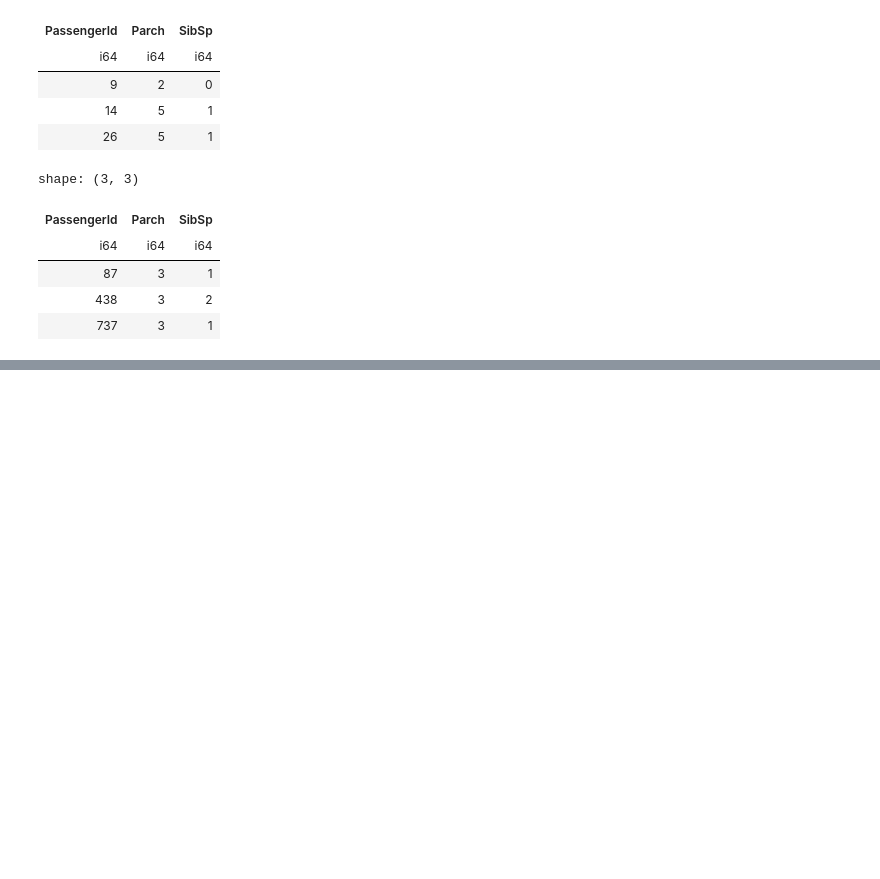
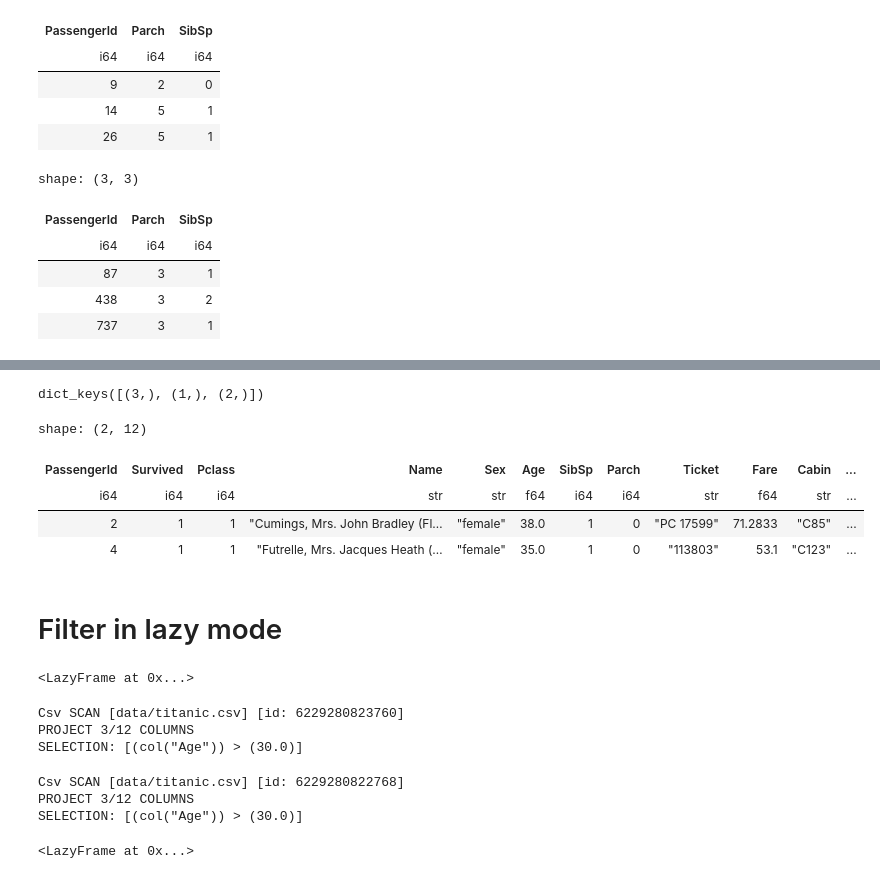
Before and after one commit to yukikitayama/data-analysis, a Jupyter notebook: polars/filter_rows.ipynb, the cells around one changed output, grey strips where cells are left out. Drawn from its saved outputs; the diff is of its cells as text; code cells hidden in the pictures; blank space fills up the shorter version.

Commit message:
filter rows

```diff
--- a/polars/filter_rows.ipynb
+++ b/polars/filter_rows.ipynb
@@ -153,0 +203,57 @@ shape: (216, 12)
+# %%
+df_pclass_dict = (
+    df
+    .partition_by("Pclass", as_dict=True)
+)
+# %%
+df_pclass_dict.keys()
+# %% [output]
+dict_keys([(3,), (1,), (2,)])
+# %%
+(
+    df_pclass_dict[(1,)]
+    .head(2)
+)
+# %% [output]
+shape: (2, 12)
+| PassengerId | Survived | Pclass | Name | Sex | Age | SibSp | Parch | Ticket | Fare | Cabin | ... |
+| i64 | i64 | i64 | str | str | f64 | i64 | i64 | str | f64 | str | ... |
+| 2 | 1 | 1 | "Cumings, Mrs. John Bradley (Fl… | "female" | 38.0 | 1 | 0 | "PC 17599" | 71.2833 | "C85" | ... |
+| 4 | 1 | 1 | "Futrelle, Mrs. Jacques Heath (… | "female" | 35.0 | 1 | 0 | "113803" | 53.1 | "C123" | ... |
+# %% [markdown]
+# Filter in lazy mode
+# %%
+(
+    pl.scan_csv(csvFile)
+    .filter(pl.col("Age") > 30)
+    .select("Pclass", "Name", "Age")
+)
+# %% [output]
+<LazyFrame at 0x...>
+# %%
+print(
+    pl.scan_csv(csvFile)
+    .filter(pl.col("Age") > 30)
+    .select("Pclass", "Name", "Age")
+    .explain()
+)
+# %% [output]
+Csv SCAN [data/titanic.csv] [id: 6229280823760]
+PROJECT 3/12 COLUMNS
+SELECTION: [(col("Age")) > (30.0)]
+# %%
+print(
+    pl.scan_csv(csvFile)
+    .filter(pl.col("Age") > 30)
+    .select("Pclass", "Name", "Age")
+    .explain(streaming=True)
+)
+# %% [output]
+Csv SCAN [data/titanic.csv] [id: 6229280822768]
+PROJECT 3/12 COLUMNS
+SELECTION: [(col("Age")) > (30.0)]
+# %%
+df = pl.scan_csv(csvFile)
+df
+# %% [output]
+<LazyFrame at 0x...>
```
Also changed, not shown: parts of 4 cells of this notebook, 1 other file.
